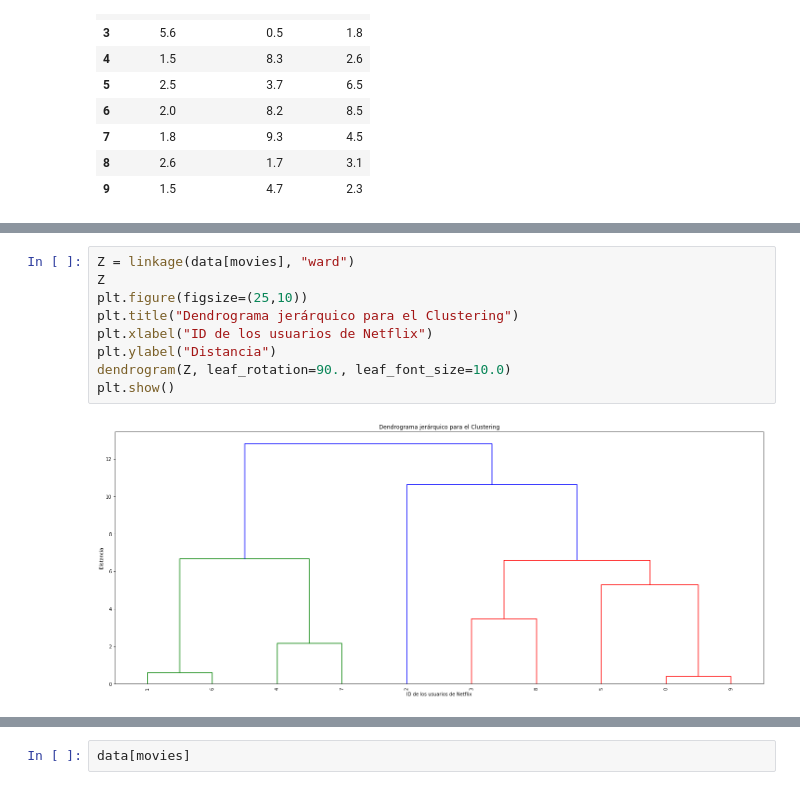
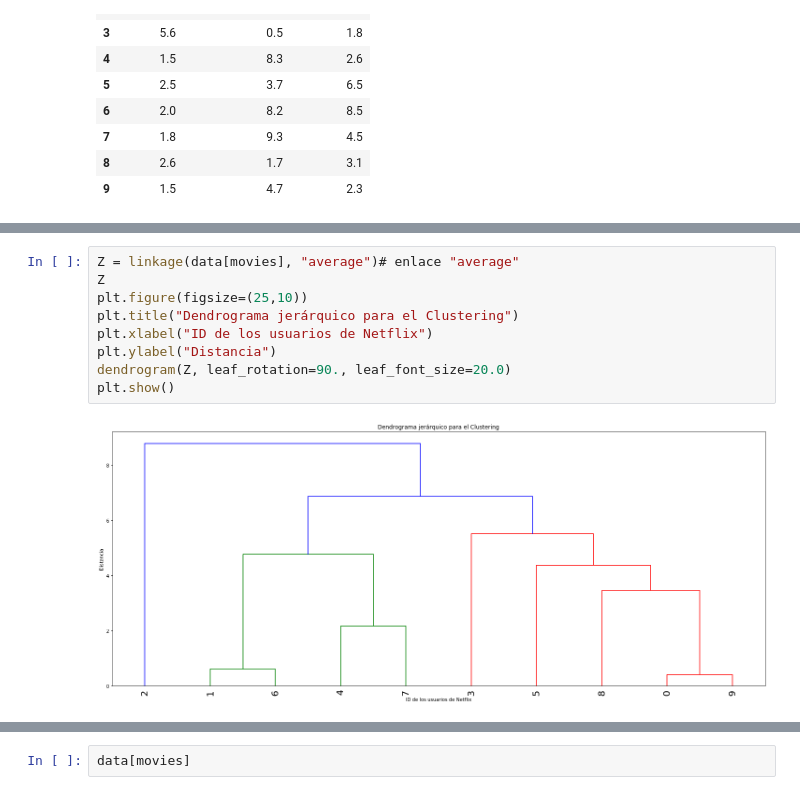
Before and after one commit to INFINITY-RUBER/Curso_Machine_Learning_Data_Science_Python, a Jupyter notebook: notebooks/T6 - 1 - Distancias.ipynb, the cells around one changed output, grey strips where cells are left out. Saved outputs shown, nothing was run; the diff lists cells and outputs as text.

```diff
--- a/notebooks/T6 - 1 - Distancias.ipynb
+++ b/notebooks/T6 - 1 - Distancias.ipynb
@@ -417,11 +443,11 @@ data[movies]
 # %%
-Z = linkage(data[movies], "ward")
+Z = linkage(data[movies], "average")# enlace "average"
 Z
 plt.figure(figsize=(25,10))
 plt.title("Dendrograma jerárquico para el Clustering")
 plt.xlabel("ID de los usuarios de Netflix")
 plt.ylabel("Distancia")
-dendrogram(Z, leaf_rotation=90., leaf_font_size=10.0)
+dendrogram(Z, leaf_rotation=90., leaf_font_size=20.0)
 plt.show()
 # %% [output]
-[figure, old version]
+[figure, new version]
```
Also changed, not shown: parts of 8 cells of this notebook.
